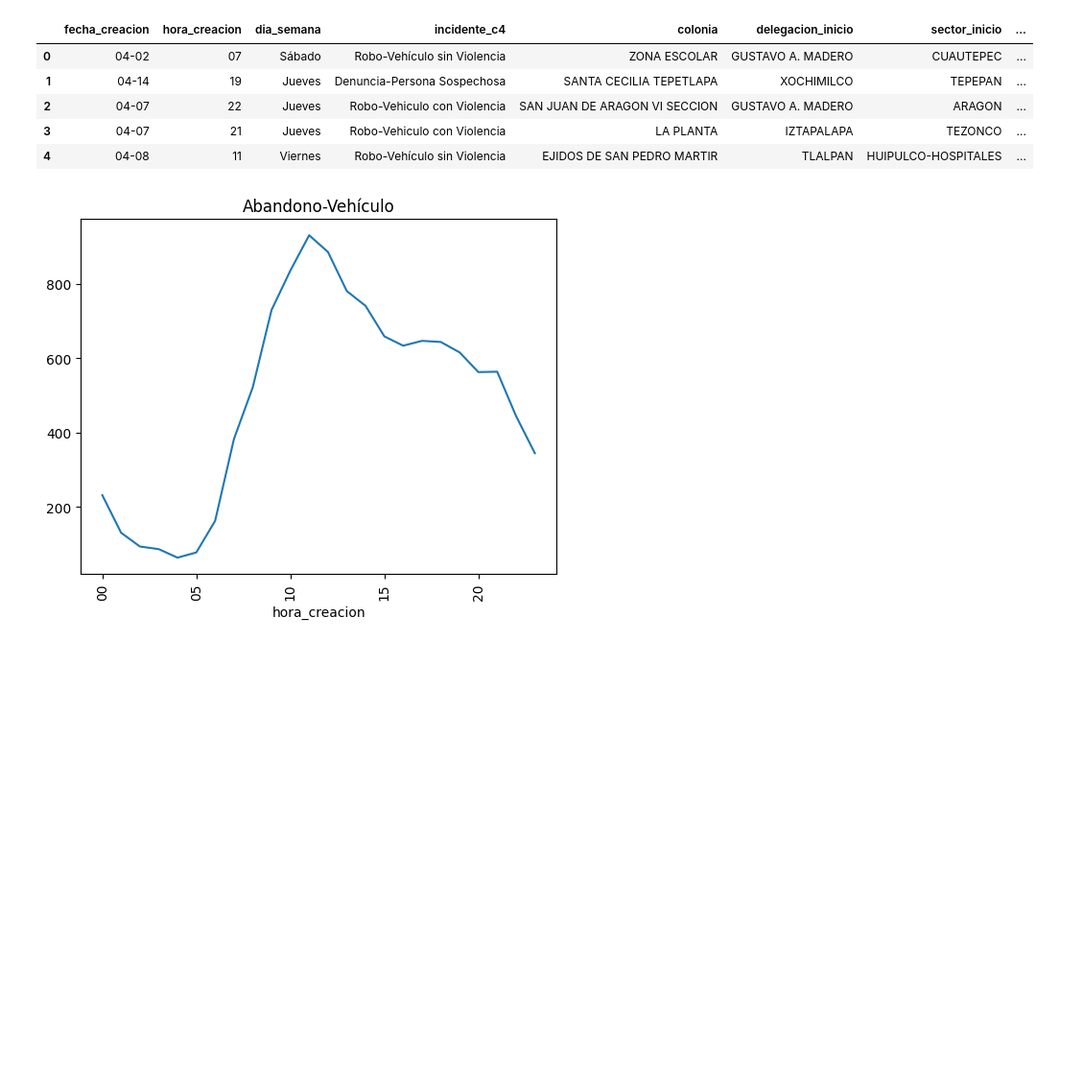
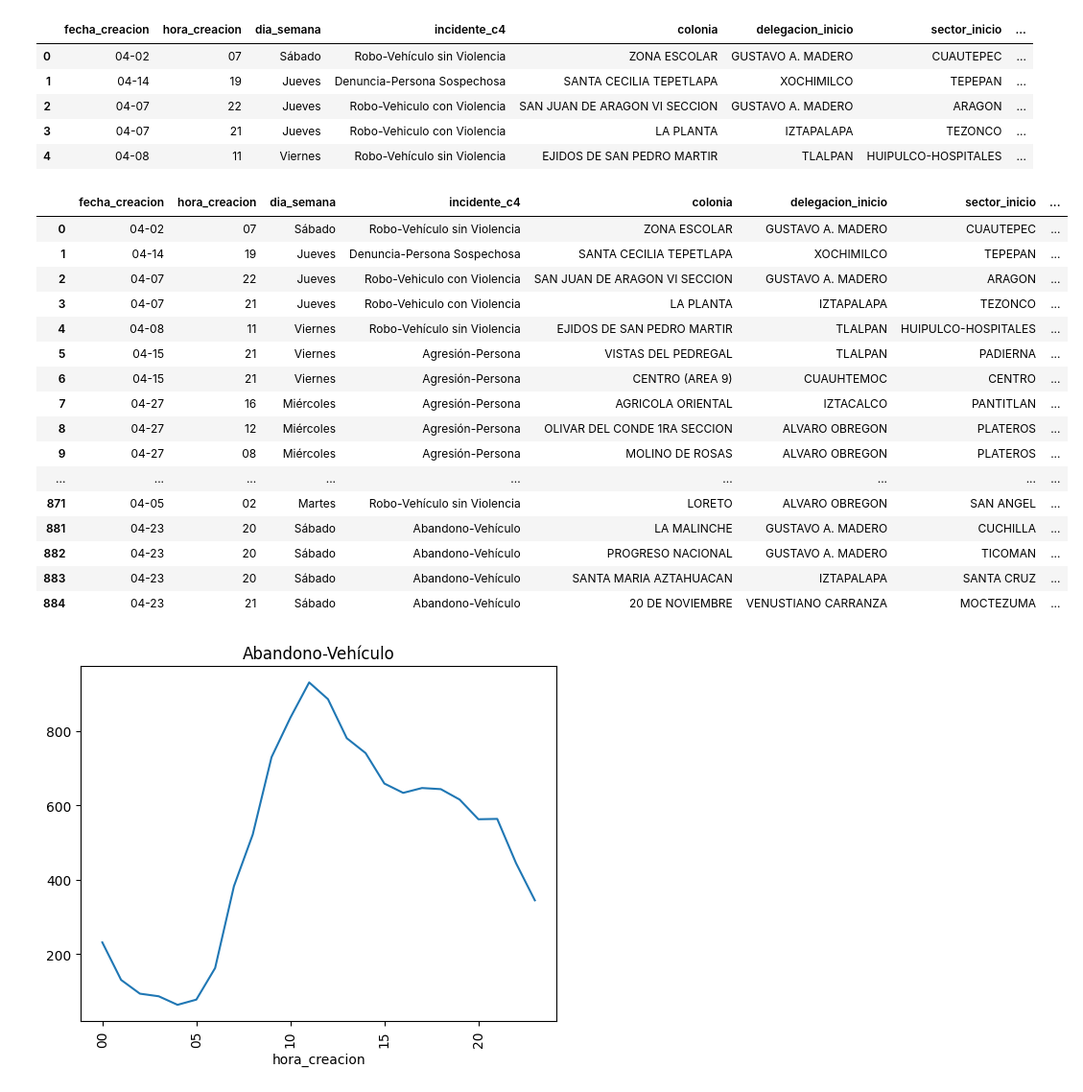
Before and after one commit to M1ndBlast/c5, a Jupyter notebook: tendencias.ipynb, the cells around one changed output. Shown at 96% size. Saved outputs shown, nothing was run; the diff lists cells and outputs as text; code cells hidden in the pictures; blank space fills up the shorter version.

```diff
--- a/tendencias.ipynb
+++ b/tendencias.ipynb
@@ -74,6 +74,25 @@ df.head()
 # %%
 # Separar los datos por delitos
 df_delitos = df.groupby('incidente_c4')
+df_delitos.head()
+# %% [output]
+|  | fecha_creacion | hora_creacion | dia_semana | incidente_c4 | colonia | delegacion_inicio | sector_inicio | ... |
+| 0 | 04-02 | 07 | Sábado | Robo-Vehículo sin Violencia | ZONA ESCOLAR | GUSTAVO A. MADERO | CUAUTEPEC | ... |
+| 1 | 04-14 | 19 | Jueves | Denuncia-Persona Sospechosa | SANTA CECILIA TEPETLAPA | XOCHIMILCO | TEPEPAN | ... |
+| 2 | 04-07 | 22 | Jueves | Robo-Vehiculo con Violencia | SAN JUAN DE ARAGON VI SECCION | GUSTAVO A. MADERO | ARAGON | ... |
+| 3 | 04-07 | 21 | Jueves | Robo-Vehiculo con Violencia | LA PLANTA | IZTAPALAPA | TEZONCO | ... |
+| 4 | 04-08 | 11 | Viernes | Robo-Vehículo sin Violencia | EJIDOS DE SAN PEDRO MARTIR | TLALPAN | HUIPULCO-HOSPITALES | ... |
+| 5 | 04-15 | 21 | Viernes | Agresión-Persona | VISTAS DEL PEDREGAL | TLALPAN | PADIERNA | ... |
+| 6 | 04-15 | 21 | Viernes | Agresión-Persona | CENTRO (AREA 9) | CUAUHTEMOC | CENTRO | ... |
+| 7 | 04-27 | 16 | Miércoles | Agresión-Persona | AGRICOLA ORIENTAL | IZTACALCO | PANTITLAN | ... |
+| 8 | 04-27 | 12 | Miércoles | Agresión-Persona | OLIVAR DEL CONDE 1RA SECCION | ALVARO OBREGON | PLATEROS | ... |
+| 9 | 04-27 | 08 | Miércoles | Agresión-Persona | MOLINO DE ROSAS | ALVARO OBREGON | PLATEROS | ... |
+| ... | ... | ... | ... | ... | ... | ... | ... | ... |
+| 871 | 04-05 | 02 | Martes | Robo-Vehículo sin Violencia | LORETO | ALVARO OBREGON | SAN ANGEL | ... |
+| 881 | 04-23 | 20 | Sábado | Abandono-Vehículo | LA MALINCHE | GUSTAVO A. MADERO | CUCHILLA | ... |
+| 882 | 04-23 | 20 | Sábado | Abandono-Vehículo | PROGRESO NACIONAL | GUSTAVO A. MADERO | TICOMAN | ... |
+| 883 | 04-23 | 20 | Sábado | Abandono-Vehículo | SANTA MARIA AZTAHUACAN | IZTAPALAPA | SANTA CRUZ | ... |
+| 884 | 04-23 | 21 | Sábado | Abandono-Vehículo | 20 DE NOVIEMBRE | VENUSTIANO CARRANZA | MOCTEZUMA | ... |
 # %%
 for delito, delito_df in df_delitos:
     delito_df.groupby('hora_creacion').count()['incidente_c4'].plot()
```
Also changed, not shown: parts of 7 cells of this notebook, 1 other file.
